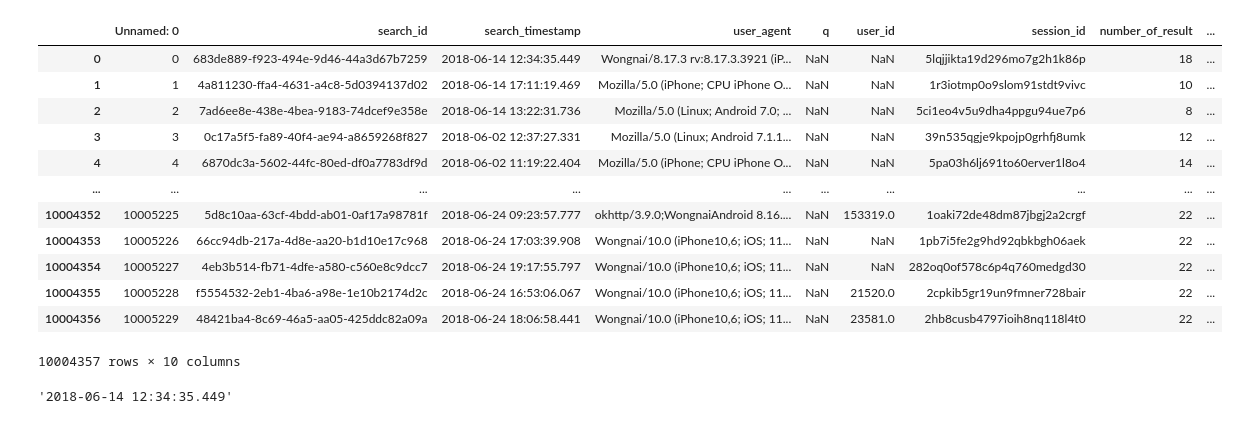
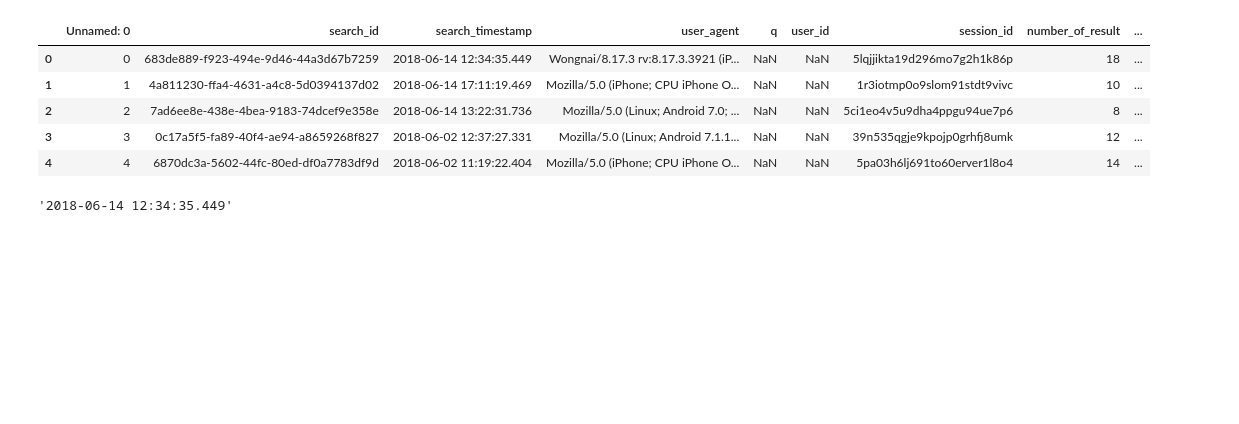
Before and after one commit to bebeam2942/data_viz, a Jupyter notebook: Quiz6.ipynb, the cells around one changed output. Cells and saved outputs as stored; diff of their text form; code cells hidden in the pictures; blank space fills up the shorter version.

```diff
--- a/Quiz6.ipynb
+++ b/Quiz6.ipynb
@@ -7,21 +7,14 @@ from datetime import date,datetime
 import io
 # %%
 Q6 = pd.read_csv('/content/drive/MyDrive/dataviz_2021_data/search_request.csv')
-Q6
+Q6.head()
 # %% [output]
 |  | Unnamed: 0 | search_id | search_timestamp | user_agent | q | user_id | session_id | number_of_result | ... |
 | 0 | 0 | 683de889-f923-494e-9d46-44a3d67b7259 | 2018-06-14 12:34:35.449 | Wongnai/8.17.3 rv:8.17.3.3921 (iP... | NaN | NaN | 5lqjjikta19d296mo7g2h1k86p | 18 | ... |
 | 1 | 1 | 4a811230-ffa4-4631-a4c8-5d0394137d02 | 2018-06-14 17:11:19.469 | Mozilla/5.0 (iPhone; CPU iPhone O... | NaN | NaN | 1r3iotmp0o9slom91stdt9vivc | 10 | ... |
 | 2 | 2 | 7ad6ee8e-438e-4bea-9183-74dcef9e358e | 2018-06-14 13:22:31.736 | Mozilla/5.0 (Linux; Android 7.0; ... | NaN | NaN | 5ci1eo4v5u9dha4ppgu94ue7p6 | 8 | ... |
 | 3 | 3 | 0c17a5f5-fa89-40f4-ae94-a8659268f827 | 2018-06-02 12:37:27.331 | Mozilla/5.0 (Linux; Android 7.1.1... | NaN | NaN | 39n535qgje9kpojp0grhfj8umk | 12 | ... |
 | 4 | 4 | 6870dc3a-5602-44fc-80ed-df0a7783df9d | 2018-06-02 11:19:22.404 | Mozilla/5.0 (iPhone; CPU iPhone O... | NaN | NaN | 5pa03h6lj691to60erver1l8o4 | 14 | ... |
-| ... | ... | ... | ... | ... | ... | ... | ... | ... | ... |
-| 10004352 | 10005225 | 5d8c10aa-63cf-4bdd-ab01-0af17a98781f | 2018-06-24 09:23:57.777 | okhttp/3.9.0;WongnaiAndroid 8.16.... | NaN | 153319.0 | 1oaki72de48dm87jbgj2a2crgf | 22 | ... |
-| 10004353 | 10005226 | 66cc94db-217a-4d8e-aa20-b1d10e17c968 | 2018-06-24 17:03:39.908 | Wongnai/10.0 (iPhone10,6; iOS; 11... | NaN | NaN | 1pb7i5fe2g9hd92qbkbgh06aek | 22 | ... |
-| 10004354 | 10005227 | 4eb3b514-fb71-4dfe-a580-c560e8c9dcc7 | 2018-06-24 19:17:55.797 | Wongnai/10.0 (iPhone10,6; iOS; 11... | NaN | NaN | 282oq0of578c6p4q760medgd30 | 22 | ... |
-| 10004355 | 10005228 | f5554532-2eb1-4ba6-a98e-1e10b2174d2c | 2018-06-24 16:53:06.067 | Wongnai/10.0 (iPhone10,6; iOS; 11... | NaN | 21520.0 | 2cpkib5gr19un9fmner728bair | 22 | ... |
-| 10004356 | 10005229 | 48421ba4-8c69-46a5-aa05-425ddc82a09a | 2018-06-24 18:06:58.441 | Wongnai/10.0 (iPhone10,6; iOS; 11... | NaN | 23581.0 | 2hb8cusb4797ioih8nq118l4t0 | 22 | ... |
-10004357 rows × 10 columns
 # %%
 Q6.iloc[0,2]
 # %% [output]
```
Also changed, not shown: parts of 11 cells of this notebook.
